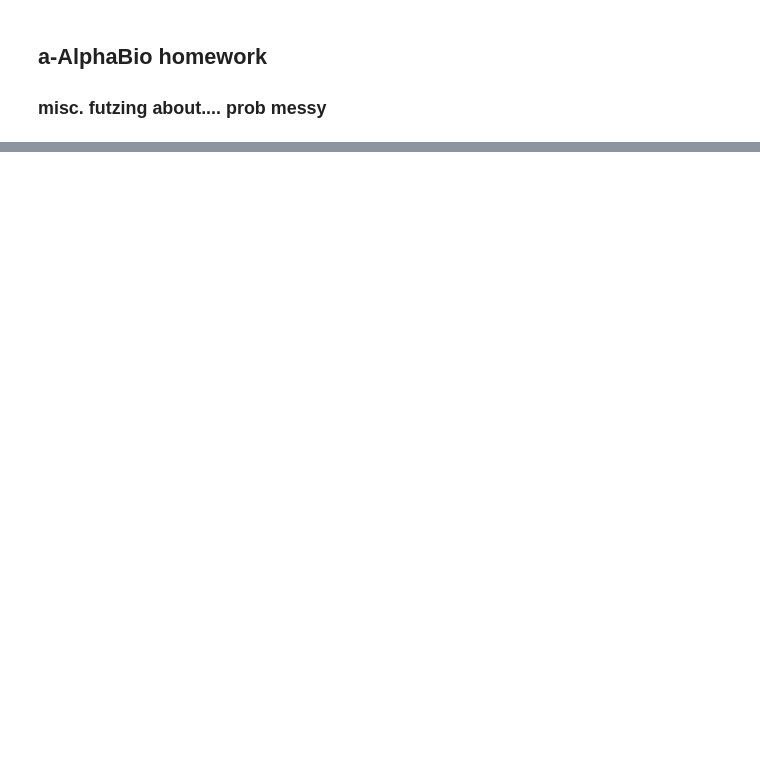
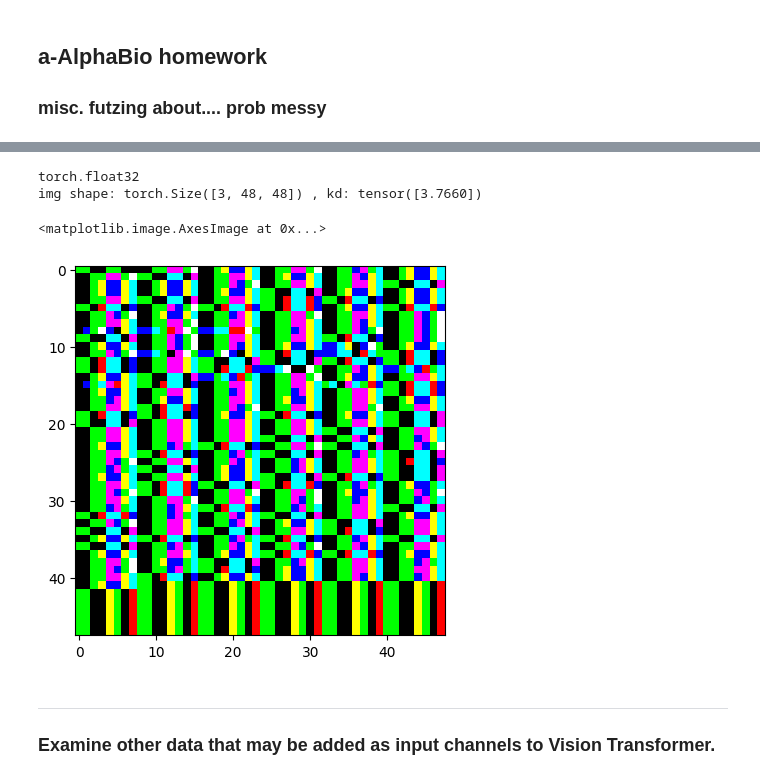
Before and after one commit to planaria158/BERT-antibody-antigen-binding-energy, a Jupyter notebook: notebooks/Misc_workbench_stuff.ipynb, the cells around one changed output, grey strips where cells are left out. Saved outputs shown, nothing was run; the diff lists cells and outputs as text; code cells hidden in the pictures; blank space fills up the shorter version.

```diff
--- a/notebooks/Misc_workbench_stuff.ipynb
+++ b/notebooks/Misc_workbench_stuff.ipynb
@@ -31,6 +31,6 @@ NameError: name 'torch' is not defined
 # %%
 # Read the config
-config_path = '../config/mlp_params.yaml'  |
+config_path = '../config/vit_params.yaml'
 with open(config_path, 'r') as file:
     try:
         config = yaml.safe_load(file)
@@ -39,7 +39,4 @@ with open(config_path, 'r') as file:
 
 config = config['model_params']
 print(config)
-
-# hardwire the block size to 265
-config['block_size'] = 265
 # %% [output]
@@ -196,4 +264,15 @@ train_loader = DataLoader(train_dataset, shuffle=True, pin_memory=True, batch_si
 # %%
-img, kd = train_dataset.__getitem__(0)
+img, kd, ch_1, ch_2, ch_3 = train_dataset.__getitem__(105)
+print(img.dtype)
+# change the order of the channels to be (H, W) instead of (C, H, W)
+rgb_img = img.permute(1, 2, 0)
+
 print('img shape:', img.shape, ', kd:', kd)
-plt.imshow(img, cmap='gray')
+plt.imshow(rgb_img) #, cmap='gray')
+
+# plt.imshow(ch_3, cmap='gray')
+# %% [output]
+torch.float32
+img shape: torch.Size([3, 48, 48]) , kd: tensor([3.7660])
+<matplotlib.image.AxesImage at 0x...>
+[figure, added]
@@ -201,0 +279,3 @@ it = iter(train_loader)
+# %% [markdown]
+----
+### Examine other data that may be added as input channels to Vision Transformer.
```
Also changed, not shown: parts of 10 cells of this notebook, 9 other files.
